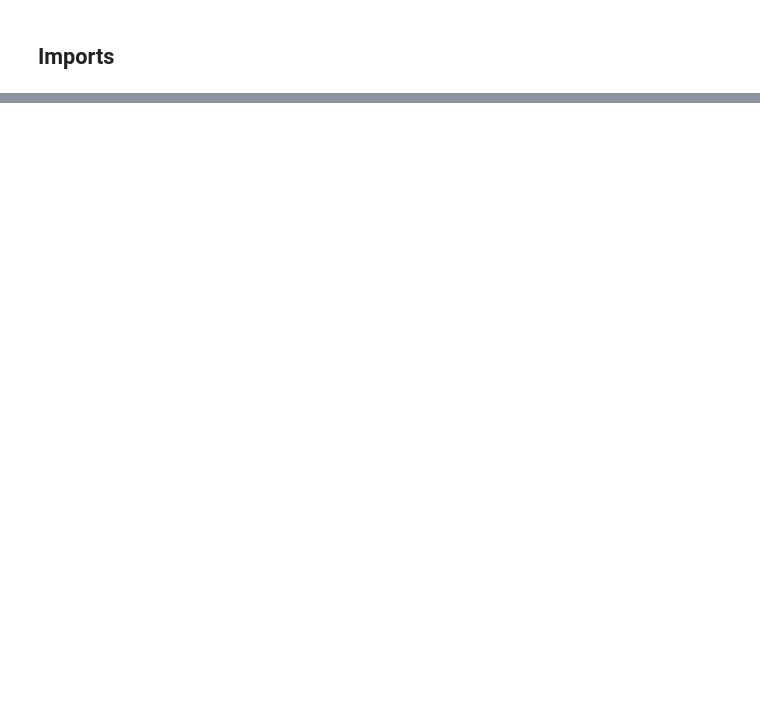
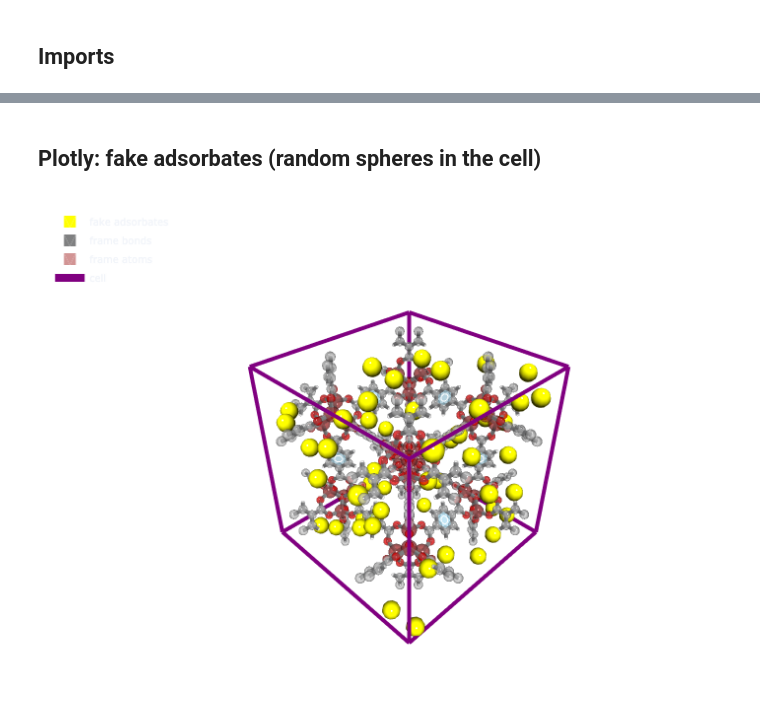
Before and after one commit to mofography/mofography, a Jupyter notebook: docs/framework_visualization_example.ipynb, the cells around one changed output, grey strips where cells are left out. Cells and saved outputs as stored; diff of their text form; code cells hidden in the pictures; blank space fills up the shorter version.

```diff
--- a/docs/framework_visualization_example.ipynb
+++ b/docs/framework_visualization_example.ipynb
@@ -79,36 +186,33 @@ Now's let's add some random spheres to the plot to mimic some adsorbates.
+# %% [markdown]
+## Plotly: fake adsorbates (random spheres in the cell)
 # %%
+nadsorbates = 50
+random_positions = np.random.default_rng(0).random((nadsorbates, 3))
+from ase.geometry import complete_cell
+from ase import Atoms
+from ase.data import covalent_radii
 
-#* Generate random positions in the box
-import numpy as np
-nadsorbates = 50
-random_positions = np.random.random((nadsorbates,3))
-
-
-#* convert them to unit cell coordinates
-from ase.geometry import complete_cell
 cell_matrix = complete_cell(mat_updated.get_cell())
 random_positions = np.dot(cell_matrix, random_positions.T).T
-
-
-
-
-#* or we can make fake atoms objects with these positions, here i am just putting everythin as carbons
-from ase import Atoms
-from ase.data import covalent_radii, vdw_radii
-symbols = ['C']*nadsorbates
-scale = 1.5 #* scale of the atoms, enlarge or shrink
-fake_atoms = Atoms(positions=random_positions, cell=mat_updated.get_cell(),symbols=symbols, pbc=True)
-radii= covalent_radii[fake_atoms.get_atomic_numbers()] #* get the covalent radii of the atoms
+fake_atoms = Atoms(
+    positions=random_positions,
+    cell=mat_updated.get_cell(),
+    symbols=["C"] * nadsorbates,
+    pbc=True,
+)
+scale = 1.5
+radii = covalent_radii[fake_atoms.get_atomic_numbers()]
 spheres_1 = mgr.spheres_for_atoms(fake_atoms, scale=scale, radii=radii)
 
-
-#* Or we can make traces just for the random positions and add that to the box
-spheres_2=mgr.spheres_for_positions(random_positions, radii=radii, scale=scale)
-
-#* Now we can plot them with the rest of thingseither part by part or just frameworks , celll and spheres
-
-go.Figure([mgr.plot_mesh(spheres_1, opacity=1, stylize=True, color='yellow', name='fake adsorbates'), mgr.plot_mesh(cylinders,stylize=False, opacity=1, name='frame bonds'), mgr.plot_mesh(spheres, opacity=0.5, stylize=True, name='frame atoms'),*mgr.plot_aromatic_rings(mat_updated), mgr.plot_cell(mat_updated)], layout=mgr.epic_layout)
-
-#* or
-
-# go.Figure([*mgr.plot_framework_as_mesh(mat_updated, stylize=True), mgr.plot_cell(mat_updated), mgr.plot_mesh(spheres_2, opacity=0.9, stylize=True, color='salmon', name='fake adsorbates')], layout=mgr.white_layout)
+go.Figure(
+    [
+        mgr.plot_mesh(spheres_1, opacity=1, stylize=True, color="yellow", name="fake adsorbates"),
+        mgr.plot_mesh(cylinders, stylize=False, opacity=1, name="frame bonds"),
+        mgr.plot_mesh(spheres, opacity=0.5, stylize=True, name="frame atoms"),
+        *mgr.plot_aromatic_rings(mat_updated),
+        mgr.plot_cell(mat_updated),
+    ],
+    layout=mgr.epic_layout,
+).show()
+# %% [output]
+[figure, added]
```
Also changed, not shown: parts of 30 cells of this notebook, 18 other files.
